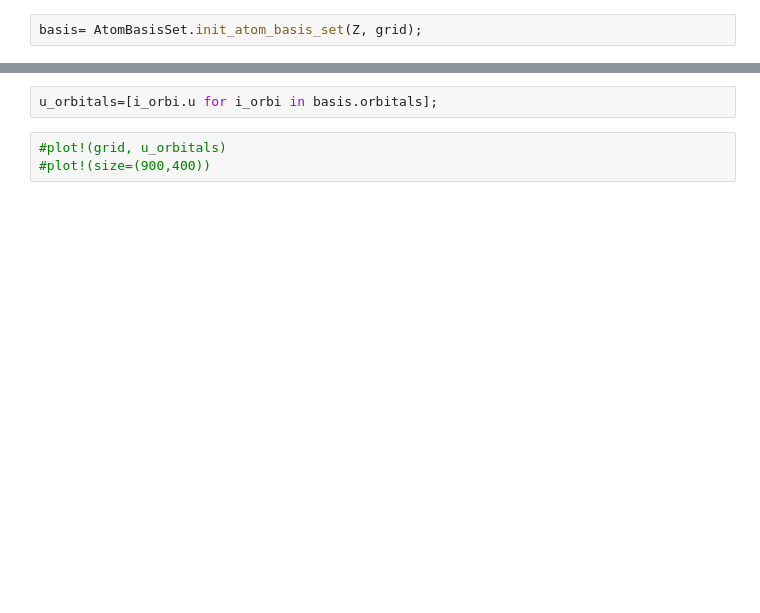
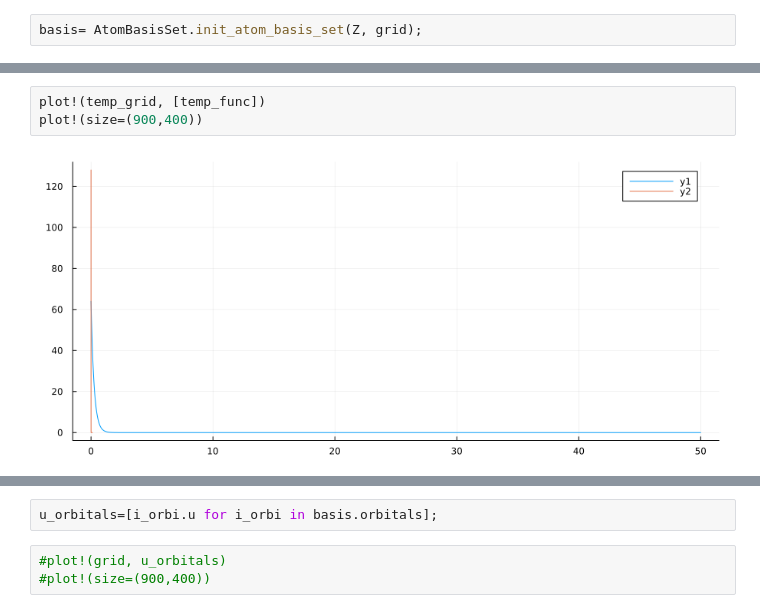
Before and after one commit to zeledon14/SchrodingerEquationSolver.jl, a Jupyter notebook: src/density_potentials.ipynb, the cells around one changed output, grey strips where cells are left out. Cells and saved outputs as stored; diff of their text form; blank space fills up the shorter version.

```diff
--- a/src/density_potentials.ipynb
+++ b/src/density_potentials.ipynb
@@ -47,0 +183,5 @@ basis= AtomBasisSet.init_atom_basis_set(Z, grid);
+# %%
+plot!(temp_grid, [temp_func])
+plot!(size=(900,400))
+# %% [output]
+[figure, added]
```
Also changed, not shown: parts of 25 cells of this notebook.
